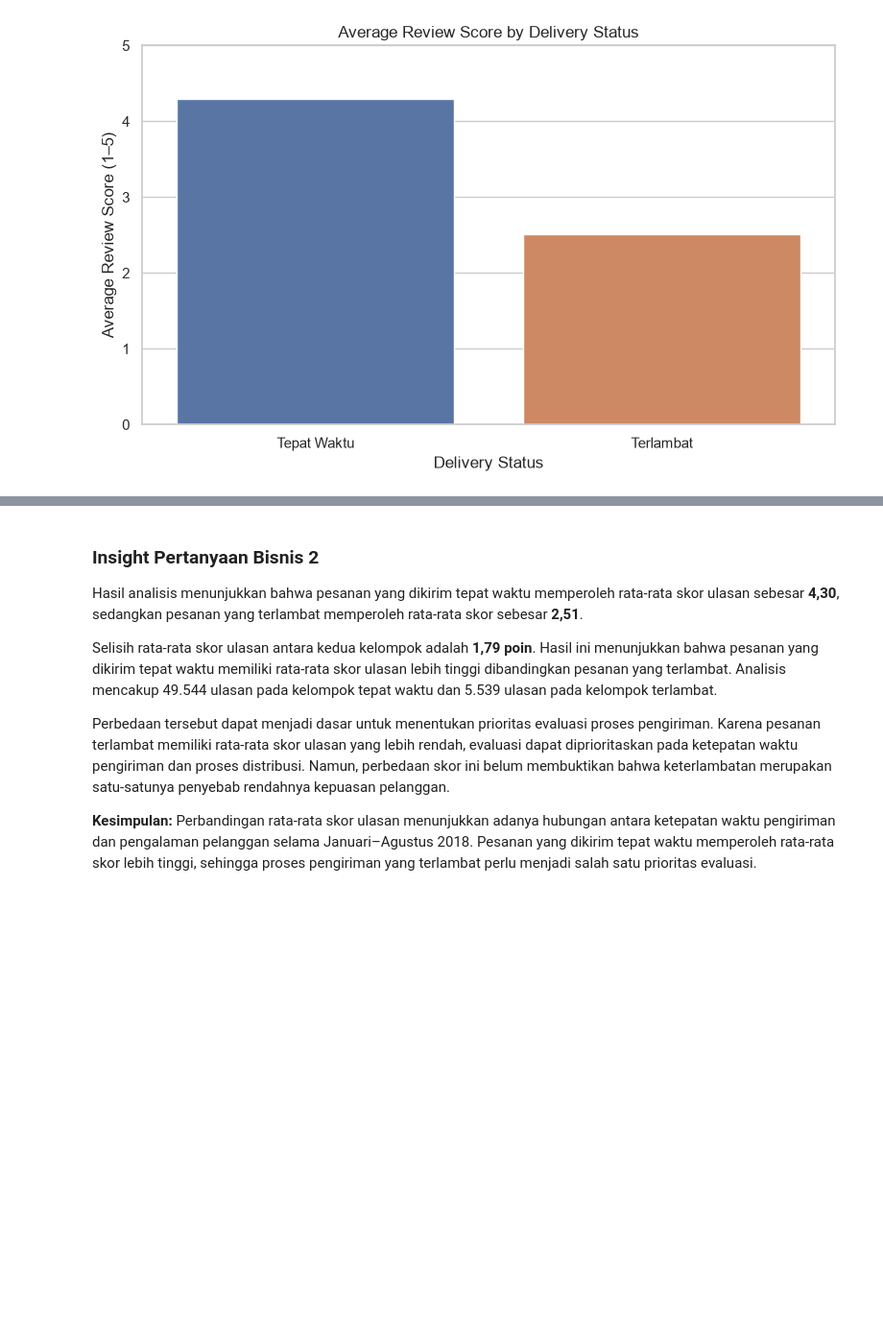
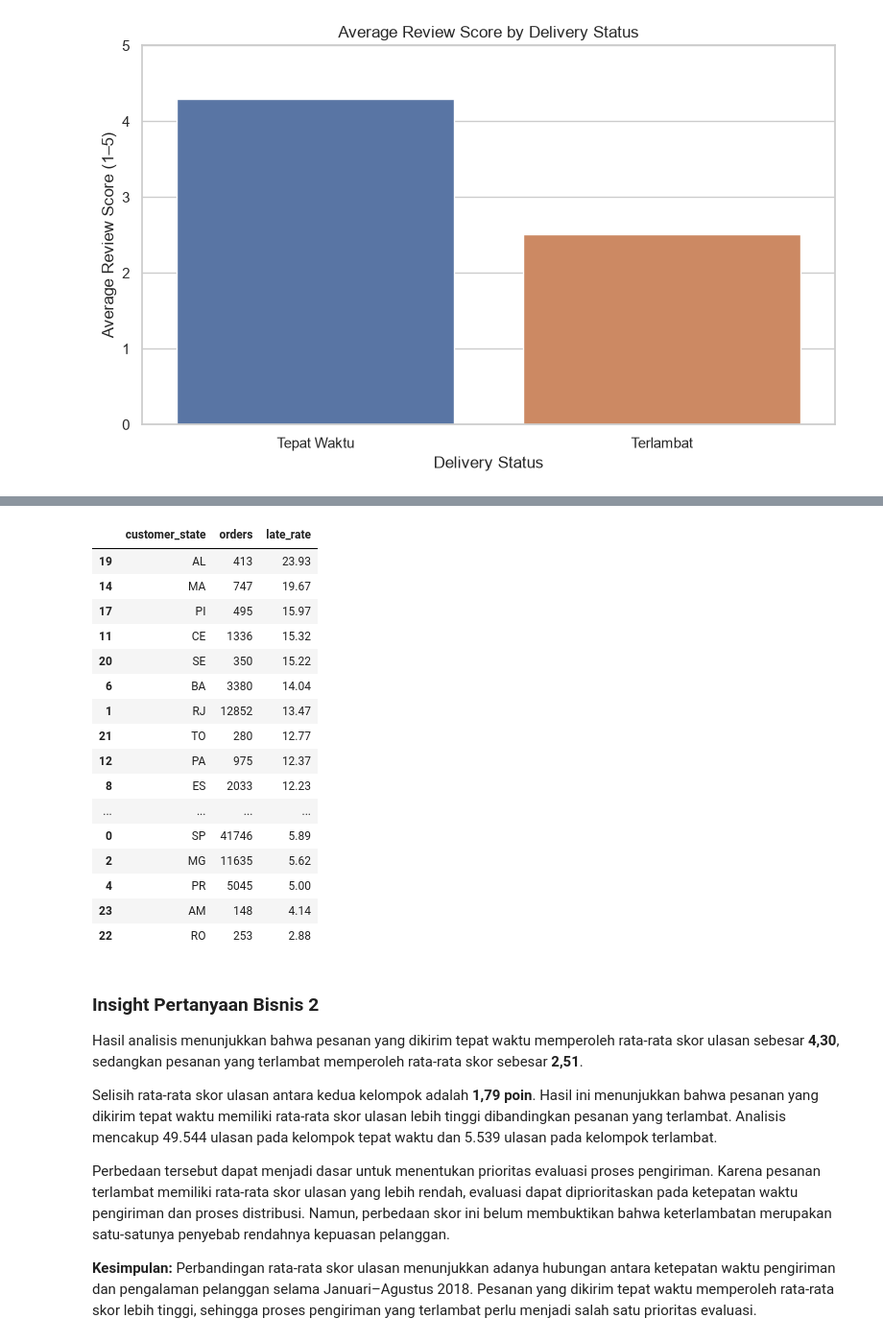
Before and after one commit to 24031554030-source/analisis-data-dicoding-task, a Jupyter notebook: notebook.ipynb, the cells around one changed output, grey strips where cells are left out. Shown at 96% size. Saved outputs shown, nothing was run; the diff lists cells and outputs as text; code cells hidden in the pictures; blank space fills up the shorter version.

```diff
--- a/notebook.ipynb
+++ b/notebook.ipynb
@@ -909,3 +949,30 @@ Selisih rata-rata skor: 1.79 poin
+# %%
+display(
+    state_late[
+        ['customer_state', 'orders', 'late_rate']
+    ].sort_values(
+        by='late_rate',
+        ascending=False
+    )
+)
+# %% [output]
+|  | customer_state | orders | late_rate |
+| 19 | AL | 413 | 23.93 |
+| 14 | MA | 747 | 19.67 |
+| 17 | PI | 495 | 15.97 |
+| 11 | CE | 1336 | 15.32 |
+| 20 | SE | 350 | 15.22 |
+| 6 | BA | 3380 | 14.04 |
+| 1 | RJ | 12852 | 13.47 |
+| 21 | TO | 280 | 12.77 |
+| 12 | PA | 975 | 12.37 |
+| 8 | ES | 2033 | 12.23 |
+| ... | ... | ... | ... |
+| 0 | SP | 41746 | 5.89 |
+| 2 | MG | 11635 | 5.62 |
+| 4 | PR | 5045 | 5.00 |
+| 23 | AM | 148 | 4.14 |
+| 22 | RO | 253 | 2.88 |
 # %% [markdown]
 ### Insight Pertanyaan Bisnis 2
 
```
Also changed, not shown: parts of 3 cells of this notebook, 3 other files.
